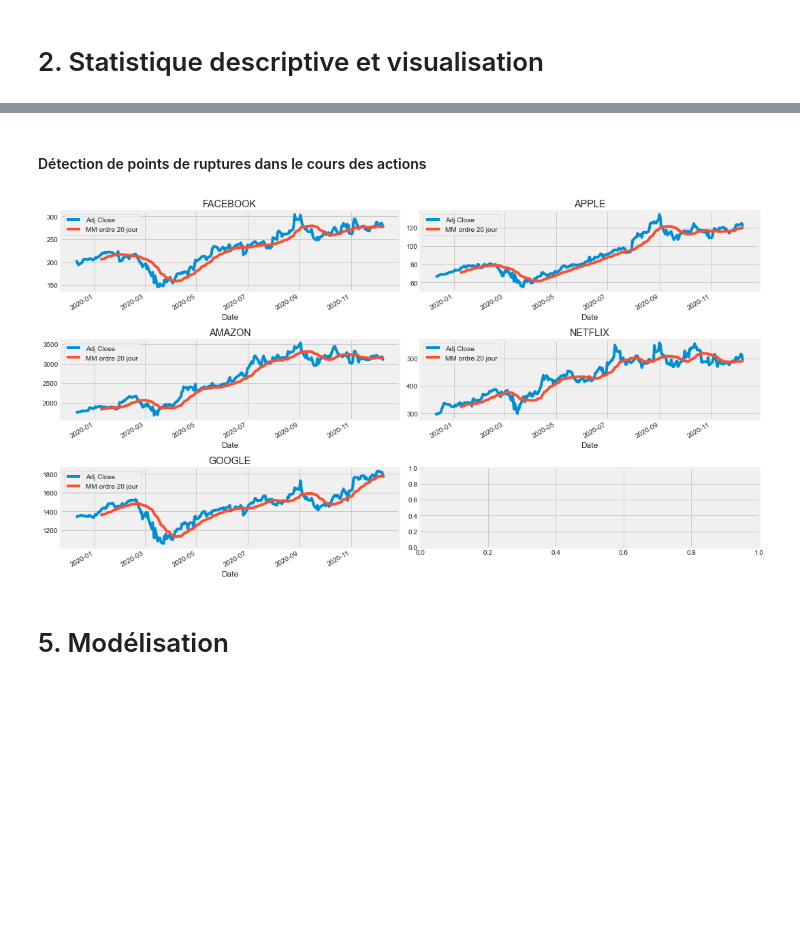
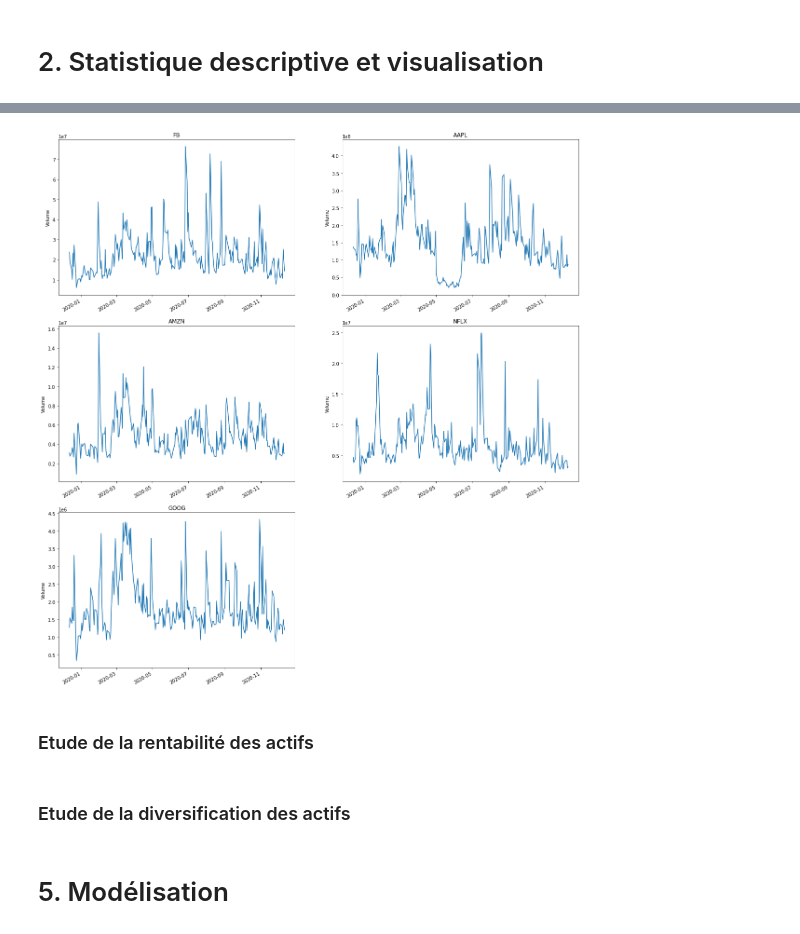
Before and after one commit to lasme-ephrem/pythonproject2a, a Jupyter notebook: notebook_projet_python_lasme_new.ipynb, the cells around one changed output, grey strips where cells are left out. Cells and saved outputs as stored; diff of their text form; code cells hidden in the pictures; blank space fills up the shorter version.

```diff
--- a/notebook_projet_python_lasme_new.ipynb
+++ b/notebook_projet_python_lasme_new.ipynb
@@ -175,32 +166,10 @@ for i, firme in enumerate(liste_firme, 1):
-# %% [markdown]
-#### Détection de points de ruptures dans le cours des actions
-# %%
-ma = 20
-for firme in liste_firme:
-    nom_firme = f"MM ordre {ma} jour"
-    firme[nom_firme] = firme['Adj Close'].rolling(ma).mean()
-
-fig, axes = plt.subplots(nrows=3, ncols=2)
-fig.set_figheight(8)
-fig.set_figwidth(15)
-
-FB[['Adj Close', 'MM ordre 20 jour']].plot(ax=axes[0,0])
-axes[0,0].set_title('FACEBOOK')
-
-AAPL[['Adj Close', 'MM ordre 20 jour']].plot(ax=axes[0,1])
-axes[0,1].set_title('APPLE')
-
-AMZN[['Adj Close', 'MM ordre 20 jour']].plot(ax=axes[1,0])
-axes[1,0].set_title('AMAZON')
-
-NFLX[['Adj Close', 'MM ordre 20 jour']].plot(ax=axes[1,1])
-axes[1,1].set_title('NETFLIX')
-
-GOOG[['Adj Close', 'MM ordre 20 jour']].plot(ax=axes[2,0])
-axes[2,0].set_title('GOOGLE')
-
-fig.tight_layout()
-# %% [output]
-[figure, removed]
+# %%
+profil_temporel("Volume", 20, 15, 3, 2)
+# %% [output]
+[figure, added]
+# %% [markdown]
+### Etude de la rentabilité des actifs
+# %% [markdown]
+### Etude de la diversification des actifs
 # %% [markdown]
 # 5. Modélisation
```
Also changed, not shown: parts of 28 cells of this notebook.
